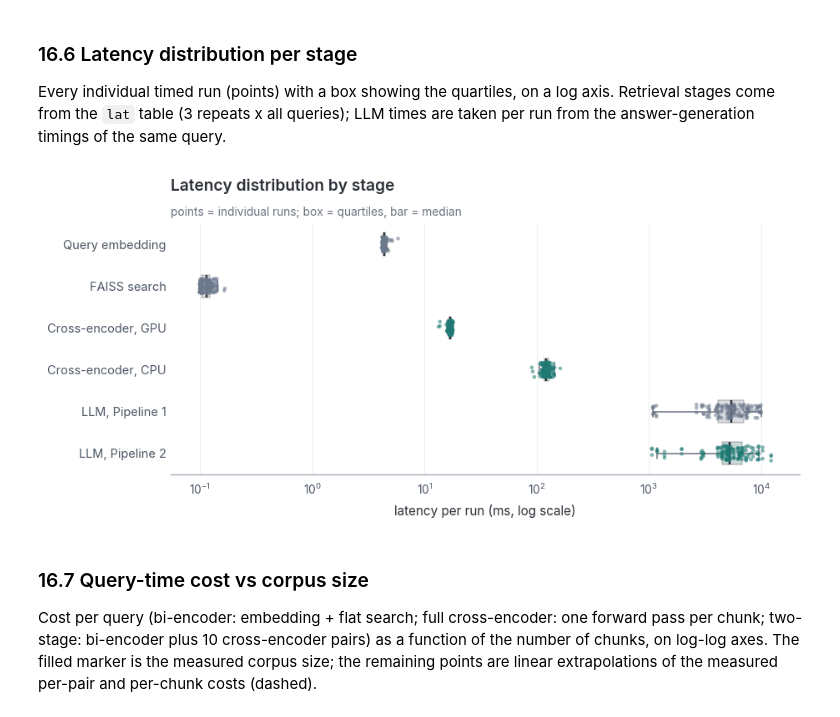
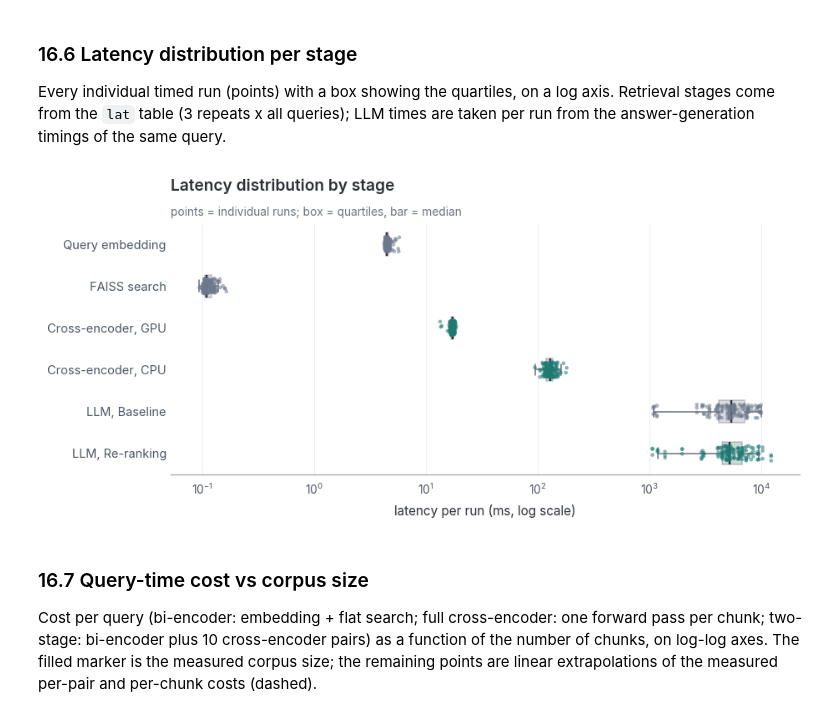
Before and after one commit to vishakkashyapk30/lma-rag-assignment, a Jupyter notebook: code.ipynb, the cells around one changed output. Drawn from its saved outputs; the diff is of its cells as text; code cells hidden in the pictures.

```diff
--- a/code.ipynb
+++ b/code.ipynb
@@ -944,6 +944,6 @@ Pipeline 1 retrieval: Top-k chunks by cosine similarity.
 # %%
 def retrieve(query, k=TOP_K_RETRIEVE, timings=None):
-    """Pipeline 1 retrieval: Top-k chunks by cosine similarity.
+    """Baseline retrieval: Top-k chunks by cosine similarity.
 
     Returns a list of dicts {chunk_id, bi_score, bi_rank} ordered by rank (rank starts at 1).
     If `timings` (a dict) is given, embed_ms and search_ms are stored in it.
@@ -978,6 +978,6 @@ Pipeline 2 re-ranking: score the candidates with the cross-encoder and re-sort.
 # %%
 def rerank(query, candidates, model=None, timings=None):
-    """Pipeline 2 re-ranking: score the candidates with the cross-encoder and re-sort.
+    """Re-ranking: score the candidates with the cross-encoder and re-sort.
 
     Adds ce_score and ce_rank (1-based) to copies of the candidate dicts and returns them
     sorted by ce_score descending. If `timings` is given, rerank_ms is stored in it.
@@ -1003,6 +1003,6 @@ Pipeline 1: bi-encoder Top 10 -> Top 3 straight into the prompt.
 # %%
 def baseline_pipeline(query):
-    """Pipeline 1: bi-encoder Top 10 -> Top 3 straight into the prompt."""
+    """Baseline: bi-encoder Top 10 -> Top 3 straight into the prompt."""
     timings = {}
     cands = retrieve(query, timings=timings)
     return dict(pipeline="baseline", query=query, top10=cands,
@@ -1015,6 +1015,6 @@ Pipeline 2: same Top 10 -> cross-encoder re-sort -> Top 3 into the prompt.
 # %%
 def rerank_pipeline(query):
-    """Pipeline 2: same Top 10 -> cross-encoder re-sort -> Top 3 into the prompt."""
+    """Re-ranking: same Top 10 -> cross-encoder re-sort -> Top 3 into the prompt."""
     timings = {}
     cands = retrieve(query, timings=timings)
     ranked = rerank(query, cands, timings=timings)
@@ -2528,32 +2528,32 @@ Every individual timed run (points) with a box showing the quartiles, on a log a
 # %%
 dist = pd.concat([
     pd.DataFrame({"stage": "Query embedding",     "ms": lat["embed_ms"]}),
     pd.DataFrame({"stage": "FAISS search",        "ms": lat["search_ms"]}),
     pd.DataFrame({"stage": "Cross-encoder, GPU",  "ms": lat["rerank_ms"]}),
     pd.DataFrame({"stage": "Cross-encoder, CPU",  "ms": lat["rerank_cpu_ms"]}),
-    pd.DataFrame({"stage": "LLM, Pipeline 1",     "ms": llm_base}),
-    pd.DataFrame({"stage": "LLM, Pipeline 2",     "ms": llm_rr}),
+    pd.DataFrame({"stage": "LLM, Baseline",     "ms": llm_base}),
+    pd.DataFrame({"stage": "LLM, Re-ranking",     "ms": llm_rr}),
 ], ignore_index=True)
 order = dist["stage"].unique().tolist()
 pal = dict(zip(order, [C_BASE, C_BASE, C_RERANK, C_RERANK, C_BASE, C_RERANK]))
 
 fig, ax = plt.subplots(figsize=(8.5, 4))
 sns.boxplot(data=dist, x="ms", y="stage", order=order, hue="stage", palette=pal, legend=False, width=0.55,
             fliersize=0, linewidth=1, boxprops=dict(alpha=0.25), whiskerprops=dict(color="#6B7280"),
             capprops=dict(color="#6B7280"), medianprops=dict(color=C_INK, lw=1.6), ax=ax)
 sns.stripplot(data=dist, x="ms", y="stage", order=order, hue="stage", palette=pal, legend=False, size=3,
               alpha=0.55, jitter=0.18, linewidth=0, ax=ax)
 ax.set_xscale("log")
 ax.set_xlabel("latency per run (ms, log scale)"); ax.set_ylabel("")
 ax.grid(axis="x", alpha=0.7); ax.set_axisbelow(True)
 ax.tick_params(axis="y", length=0, labelsize=9.5)
 ax.set_title("Latency distribution by stage")
 subtitle(ax, "points = individual runs; box = quartiles, bar = median")
 sns.despine(ax=ax, left=True)
 fig.tight_layout()
 save_fig(fig, "latency_dist.png")
 # %% [output]
-[figure, old version]
+[figure, new version]
 # %% [markdown]
 ### 16.7 Query-time cost vs corpus size
 
```
Also changed, not shown: parts of 31 cells of this notebook, 11 other files.
